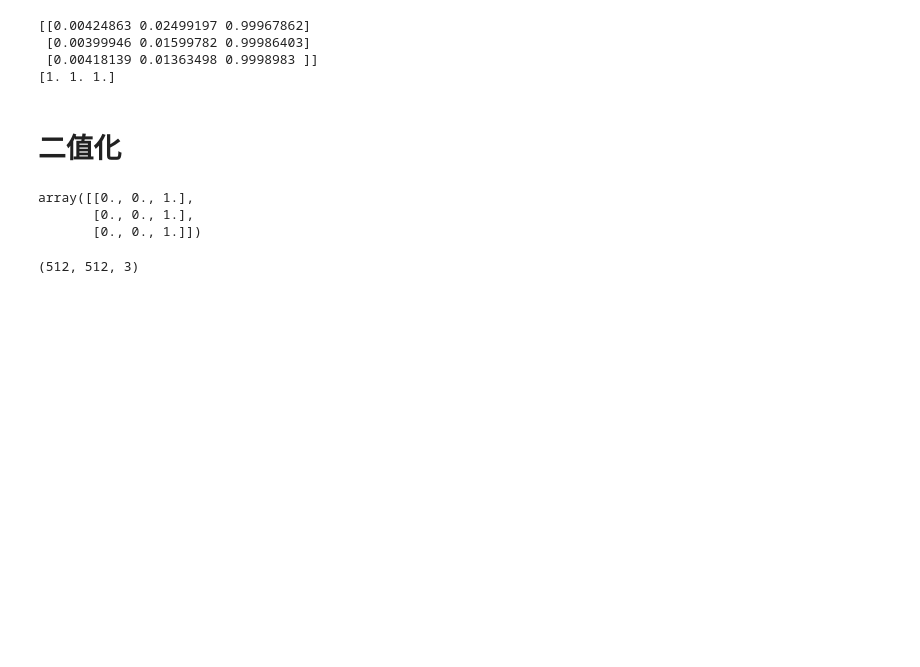
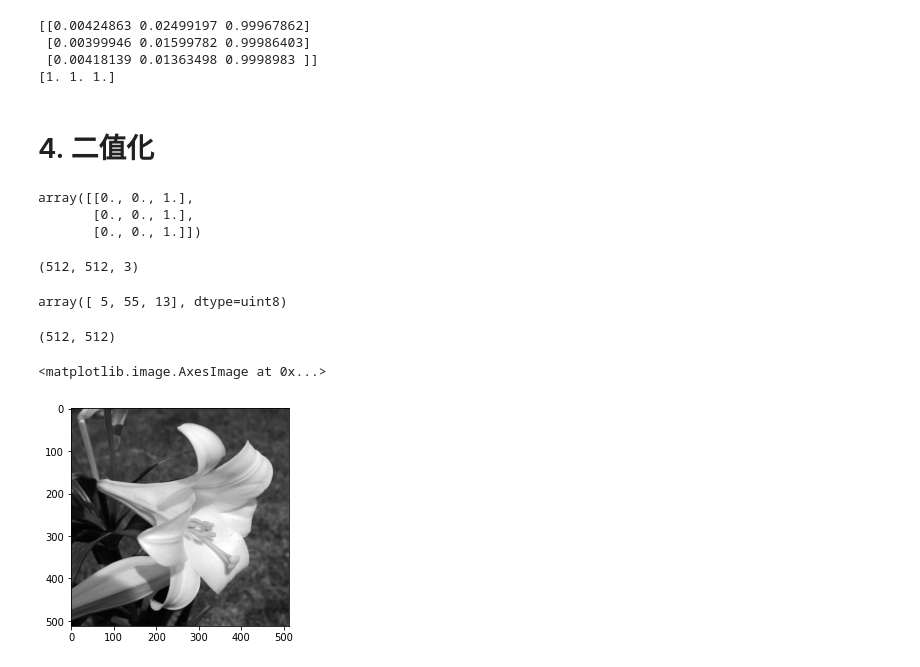
Before and after one commit to RealisticDeadpool/ml-basic-repo, a Jupyter notebook: small-practise/demo_数据预处理.ipynb, the cells around one changed output. Cells and saved outputs as stored; diff of their text form; code cells hidden in the pictures; blank space fills up the shorter version.

```diff
--- a/small-practise/demo_数据预处理.ipynb
+++ b/small-practise/demo_数据预处理.ipynb
@@ -84,7 +84,7 @@ print((result**2).sum(axis = 1))
  [0.00418139 0.01363498 0.9998983 ]]
 [1. 1. 1.]
 # %% [markdown]
-# 二值化
+# 4. 二值化
 # %%
 # 给出阈值, 获取二值化器
 bin = sp.Binarizer(threshold = 100)
@@ -100,6 +100,16 @@ array([[0., 0., 1.],
 import cv2 as cv
 import matplotlib.pyplot as plt
 img = cv.imread('lily.jpg')
-img.shape #可以看这张图片多大
+print(img.shape) #可以看这张图片多大
+img[0][0]
 # %% [output]
 (512, 512, 3)
+array([ 5, 55, 13], dtype=uint8)
+# %%
+img = cv.imread('lily.jpg', 0)#0代表变黑白,-1代表原来的图片
+print(img.shape)
+plt.imshow(img, cmap='gray')
+# %% [output]
+(512, 512)
+<matplotlib.image.AxesImage at 0x...>
+[figure, added]
```
Also changed, not shown: parts of 1 cell of this notebook, 1 other file.
